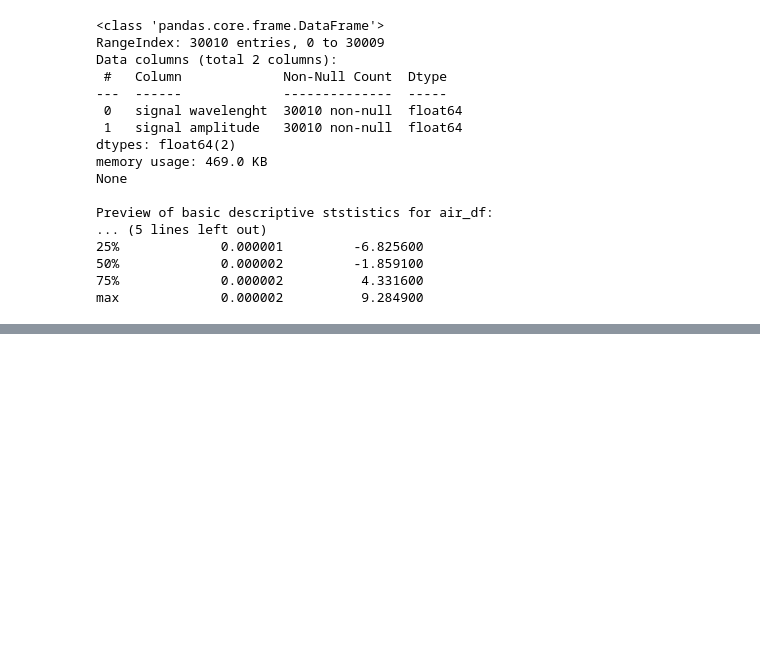
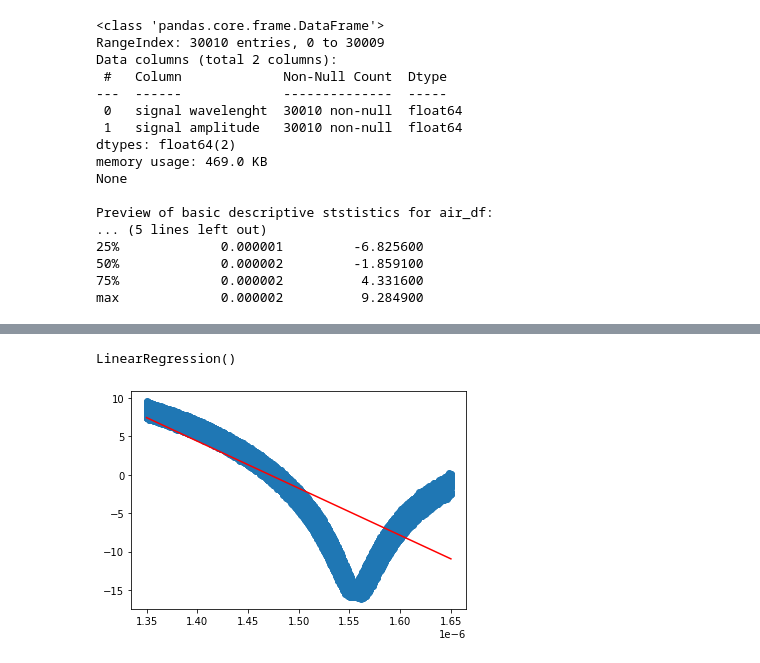
Before and after one commit to slatkowski/Industry_4.0, a Jupyter notebook: industry_4.0.ipynb, the cells around one changed output, grey strips where cells are left out. Drawn from its saved outputs; the diff is of its cells as text; code cells hidden in the pictures; blank space fills up the shorter version.

Commit message:
Implementations of LinearRegression and DecisionTreeRegressor models.

```diff
--- a/industry_4.0.ipynb
+++ b/industry_4.0.ipynb
@@ -248,0 +252,28 @@ ProfileReport(water_df)
+# %%
+'''Import LinearRegression oraz modelowanie. Sam rozkład cech '''
+
+from sklearn.linear_model import LinearRegression
+from sklearn.preprocessing import StandardScaler
+
+X = air_df[['signal wavelenght']]
+
+y_i = izopropanol_df[['signal amplitude']]
+y_w = water_df[['signal amplitude']]
+
+model_i = LinearRegression()
+model_w = LinearRegression()
+
+model_i.fit(X, y_i)
+model_w.fit(X, y_w)
+# %% [output]
+LinearRegression()
+# %%
+pred_i = model_i.predict(X)
+pred_w = model_w.predict(X)
+# %%
+fig, ax = plt.subplots()
+plt.scatter(X, y_i)
+ax.plot(X, pred_i, c = 'r')
+plt.show()
+# %% [output]
+[figure, added]
```
Also changed, not shown: parts of 11 cells of this notebook.
